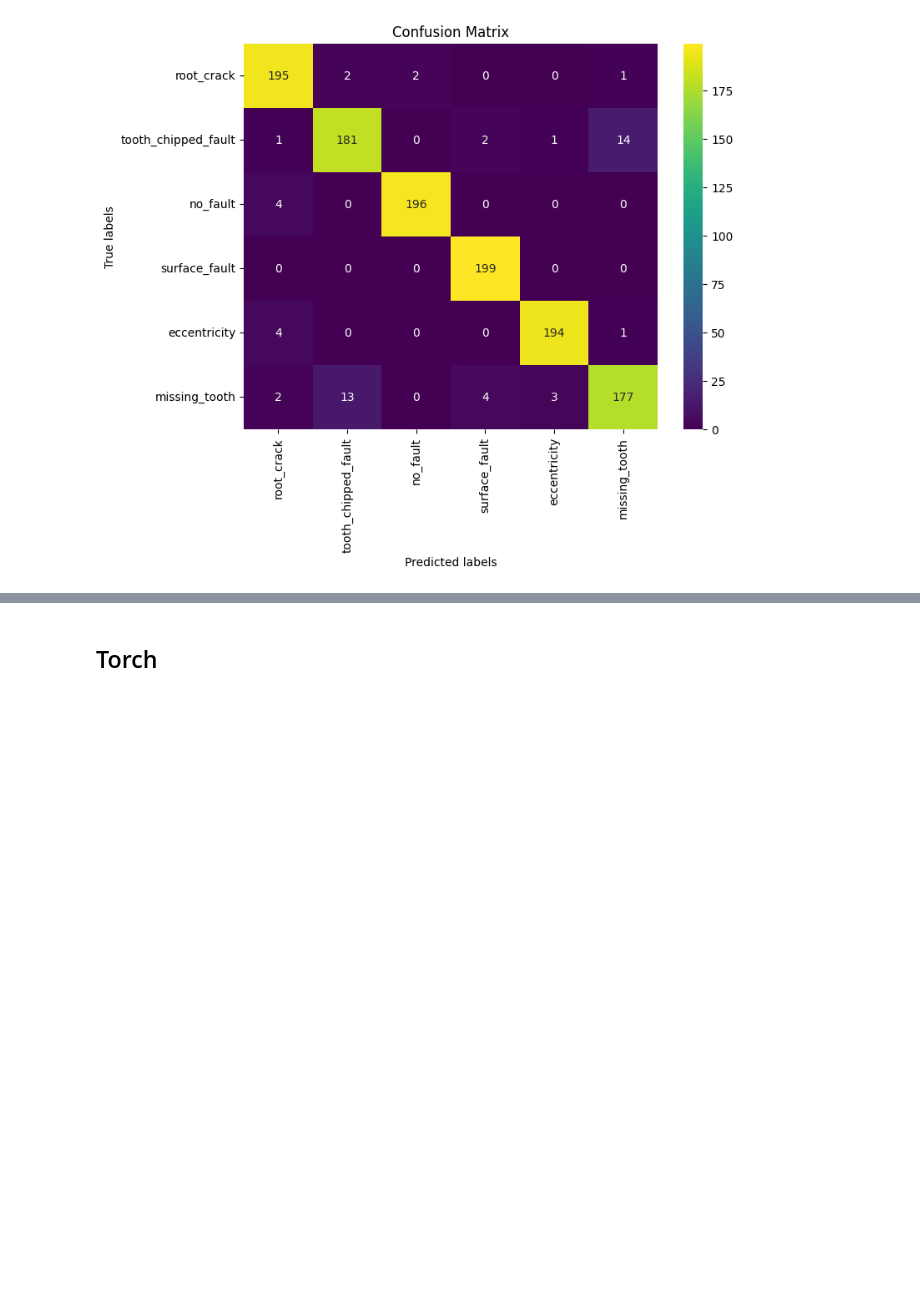
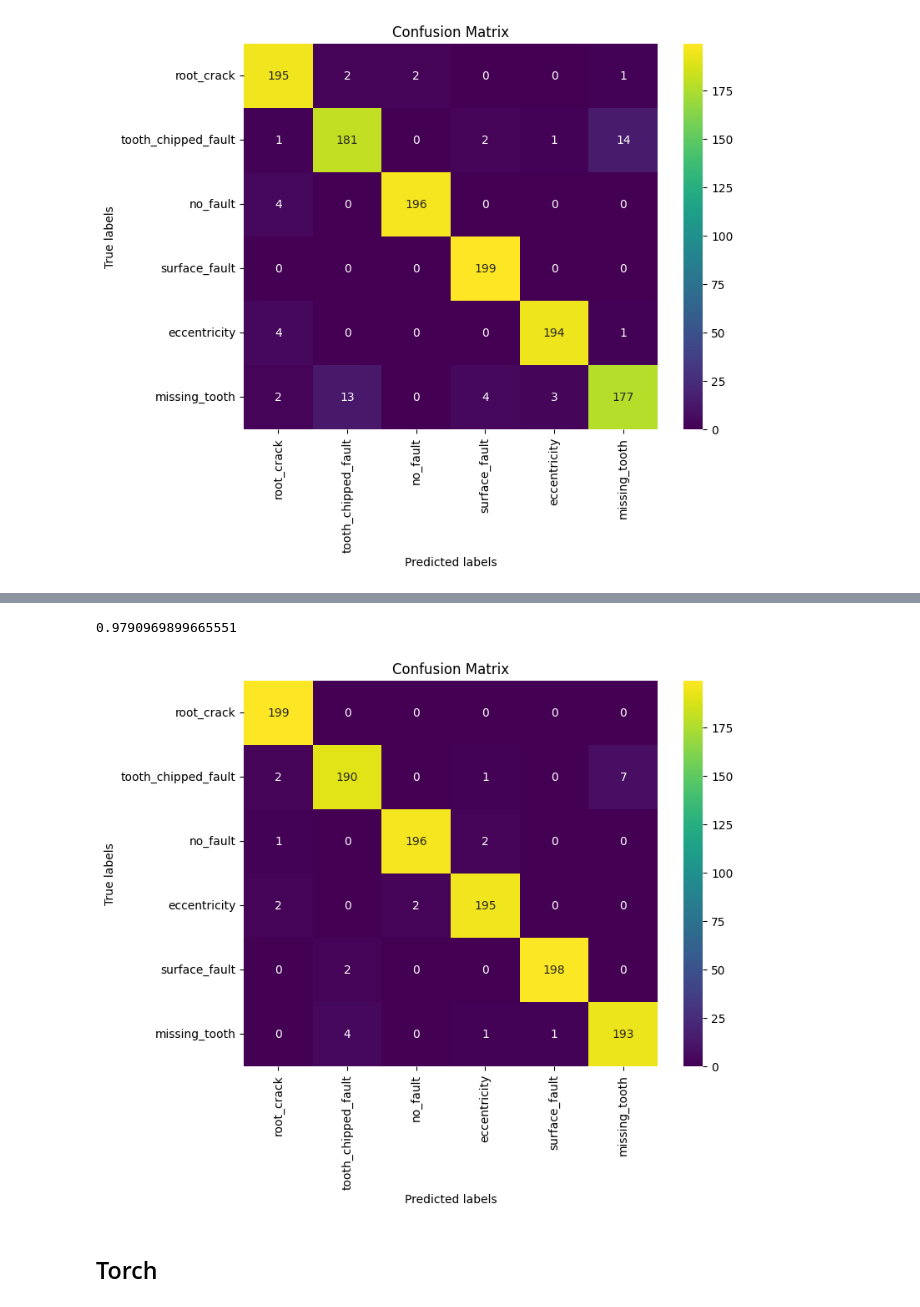
Before and after one commit to ShuvalovDR/Gears, a Jupyter notebook: Gears.ipynb, the cells around one changed output, grey strips where cells are left out. Saved outputs shown, nothing was run; the diff lists cells and outputs as text; code cells hidden in the pictures; blank space fills up the shorter version.

```diff
--- a/Gears.ipynb
+++ b/Gears.ipynb
@@ -701,0 +969,5 @@ plt.show()
+# %%
+cat_cols = ['velocity', 'load']
+# %%
+X_train, X_test, y_train, y_test = train_test_split(X, y, stratify=y, train_size=0.8)
+X_train, X_val, y_train, y_val = train_test_split(X_train, y_train, stratify=y_train, train_size=0.8)
@@ -701,0 +994,3 @@ plt.show()
+# %%
+study = optuna.create_study(direction='maximize')
+study.optimize(objective, timeout=100)
@@ -702,3 +1015,26 @@ plt.show()
+# %%
+clf = LGBMClassifier(verbose=-1, **study.best_params)
+
+clf.fit(X_train, y_train, categorical_feature=cat_cols)
+
+preds = clf.predict(X_test)
+accuracy = accuracy_score(y_test, preds)
+# %%
+accuracy
+# %% [output]
+0.9790969899665551
+# %%
+labels = y_test.unique()
+cm = confusion_matrix(y_test, preds, labels=labels)
+
+plt.figure(figsize=(8, 6))
+sns.heatmap(cm, annot=True, fmt='d', xticklabels=labels, yticklabels=labels, cmap='viridis', cbar=True)
+plt.xlabel('Predicted labels')
+plt.ylabel('True labels')
+plt.title('Confusion Matrix')
+plt.show()
+# %% [output]
+[figure, added]
 # %% [markdown]
 ## Torch
 # %%
```
Also changed, not shown: parts of 28 cells of this notebook.
